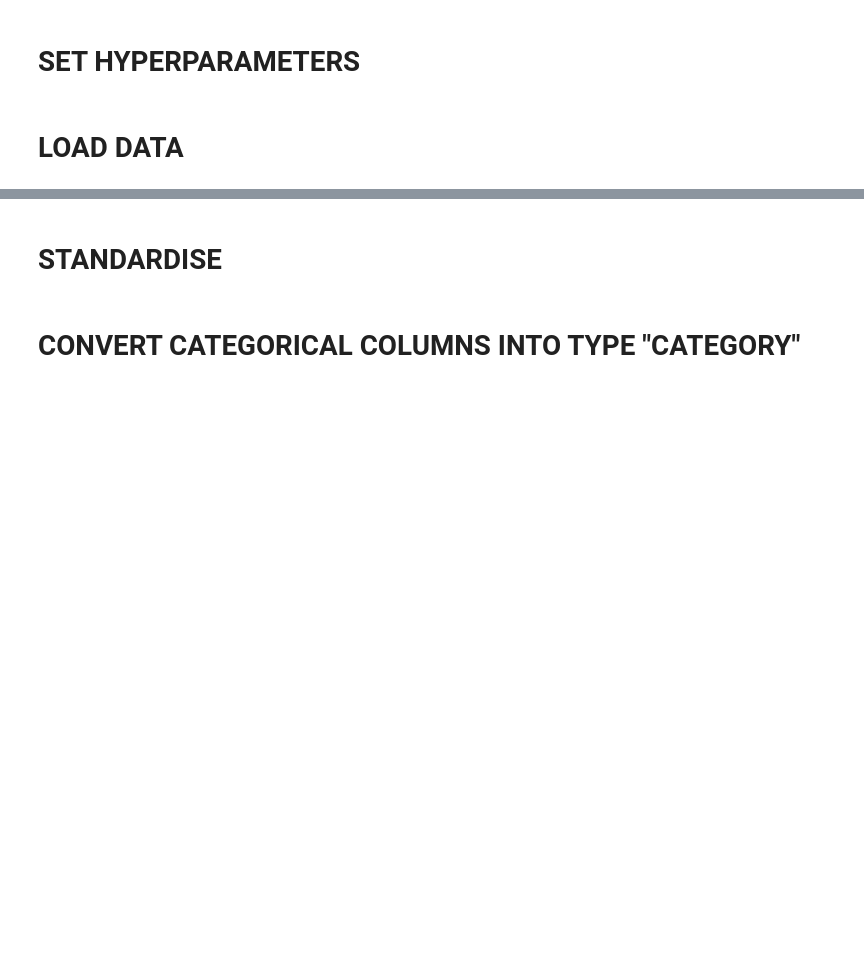
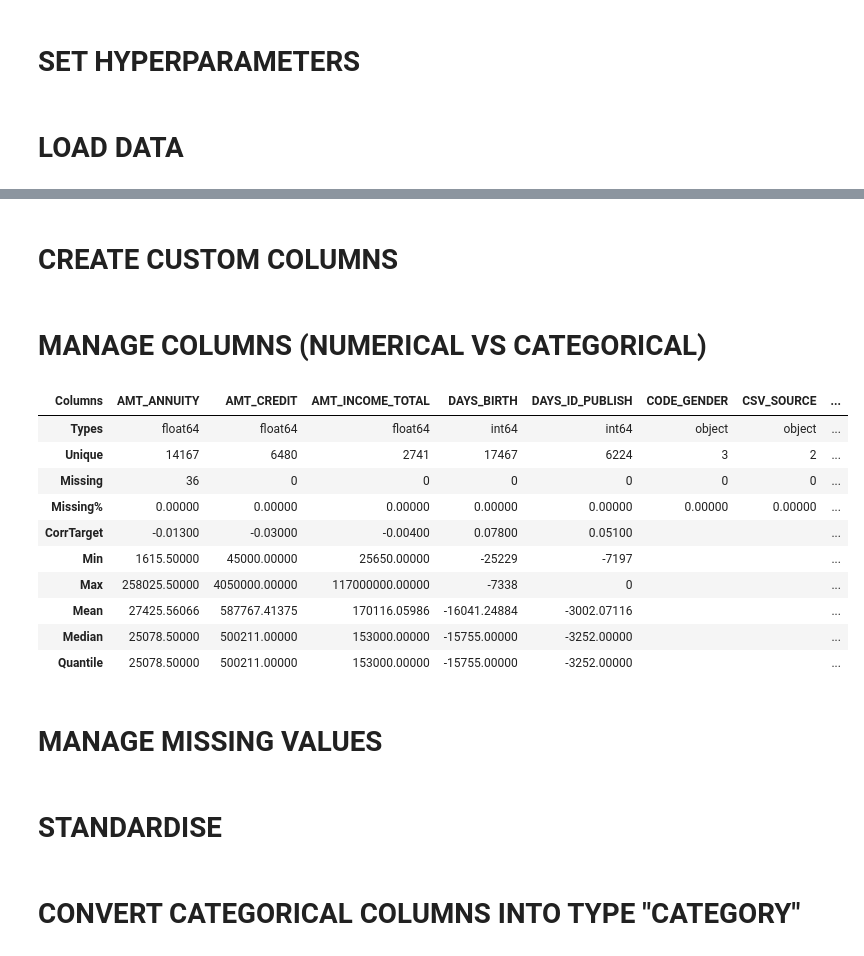
Before and after one commit to robertocommit/neural, a Jupyter notebook: Home_Credit_Default_Risk.ipynb, the cells around one changed output, grey strips where cells are left out. Saved outputs shown, nothing was run; the diff lists cells and outputs as text; code cells hidden in the pictures; blank space fills up the shorter version.

```diff
--- a/Home_Credit_Default_Risk.ipynb
+++ b/Home_Credit_Default_Risk.ipynb
@@ -323,6 +183,0 @@ df = df.join(fm[categorical_columns])columns_to_keep
-# %%
-null_df = pd.DataFrame(df.isnull().sum()).reset_index()
-null_df.columns = ['column_name', 'amount_null']
-null_df = null_df[null_df['amount_null'] < 40000]
-columns_to_keep = list(null_df['column_name'].unique())
-df = df[columns_to_keep]
@@ -334,0 +186,4 @@ categorical_columns = list(df.select_dtypes(include=[np.object]).columns)
+# %%
+temp_previous_df = previous_application_df.groupby('SK_ID_CURR', as_index=False).agg({'NAME_CONTRACT_STATUS': lambda x: ','.join(set(','.join(x).split(',')))})
+temp_previous_df['has_only_approved'] = np.where(temp_previous_df['NAME_CONTRACT_STATUS'] == 'Approved', '1', '0')
+temp_previous_df['has_been_rejected'] = np.where(temp_previous_df['NAME_CONTRACT_STATUS'].str.contains('Refused'), '1', '0')
@@ -334,0 +192,5 @@ categorical_columns = list(df.select_dtypes(include=[np.object]).columns)
+# %%
+df = pd.merge(df, temp_previous_df, on='SK_ID_CURR', how='left')
+df = order_columns_alphabetically(df)
+# %% [markdown]
+# CREATE CUSTOM COLUMNS
@@ -334,0 +240,2 @@ categorical_columns = list(df.select_dtypes(include=[np.object]).columns)
+# %% [markdown]
+# MANAGE COLUMNS (NUMERICAL VS CATEGORICAL)
@@ -335,3 +265,19 @@ categorical_columns = list(df.select_dtypes(include=[np.object]).columns)
+# %%
+smart_overview(df)
+# %% [output]
+| Columns | AMT_ANNUITY | AMT_CREDIT | AMT_INCOME_TOTAL | DAYS_BIRTH | DAYS_ID_PUBLISH | CODE_GENDER | CSV_SOURCE | ... |
+| Types | float64 | float64 | float64 | int64 | int64 | object | object | ... |
+| Unique | 14167 | 6480 | 2741 | 17467 | 6224 | 3 | 2 | ... |
+| Missing | 36 | 0 | 0 | 0 | 0 | 0 | 0 | ... |
+| Missing% | 0.00000 | 0.00000 | 0.00000 | 0.00000 | 0.00000 | 0.00000 | 0.00000 | ... |
+| CorrTarget | -0.01300 | -0.03000 | -0.00400 | 0.07800 | 0.05100 |  |  | ... |
+| Min | 1615.50000 | 45000.00000 | 25650.00000 | -25229 | -7197 |  |  | ... |
+| Max | 258025.50000 | 4050000.00000 | 117000000.00000 | -7338 | 0 |  |  | ... |
+| Mean | 27425.56066 | 587767.41375 | 170116.05986 | -16041.24884 | -3002.07116 |  |  | ... |
+| Median | 25078.50000 | 500211.00000 | 153000.00000 | -15755.00000 | -3252.00000 |  |  | ... |
+| Quantile | 25078.50000 | 500211.00000 | 153000.00000 | -15755.00000 | -3252.00000 |  |  | ... |
+# %% [markdown]
+# MANAGE MISSING VALUES
 # %%
 for numerical_column in numerical_columns:
   df[numerical_column].fillna(value=df[numerical_column].median(), inplace=True)
```
Also changed, not shown: parts of 34 cells of this notebook.
